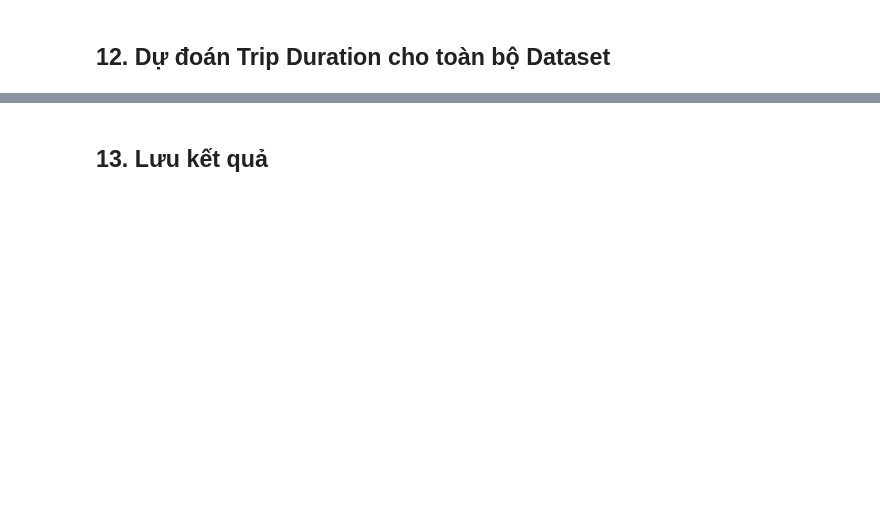
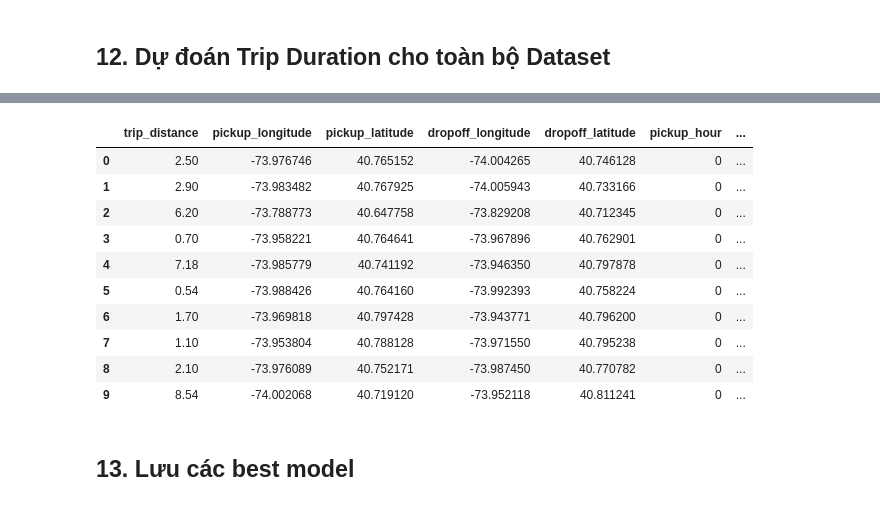
Before and after one commit to MinhNguyen-leo/Data_Mining_projects, a Jupyter notebook: data_mining/src/trip_duration_prediction.ipynb, the cells around one changed output, grey strips where cells are left out. Drawn from its saved outputs; the diff is of its cells as text; code cells hidden in the pictures; blank space fills up the shorter version.

Commit message:
trip_duration hoàn thành

```diff
--- a/data_mining/src/trip_duration_prediction.ipynb
+++ b/data_mining/src/trip_duration_prediction.ipynb
@@ -42,7 +39,7 @@ from catboost import CatBoostRegressor
 # %% [markdown]
 ## 2. Load dữ liệu
 # %%
-df = pd.read_csv('../data/raw/yellow_tripdata_2016-03_processed.csv')
+df = pd.read_csv('../data/processed/yellow_tripdata_2016-03_processed.csv')
 
 print(f"Dữ liệu loaded: {df.shape}")
 print(f"Các cột trong dataset: {df.columns.tolist()}")
@@ -211,8 +180,8 @@ for name in models.keys():
 # %%
 scaler = StandardScaler()
-X_train_scaled = scaler.fit_transform(X_train)
-X_val_scaled = scaler.transform(X_val)
-X_test_scaled = scaler.transform(X_test)
+X_train[feature_scales] = scaler.fit_transform(X_train[feature_scales])
+X_val[feature_scales] = scaler.transform(X_val[feature_scales])
+X_test[feature_scales] = scaler.transform(X_test[feature_scales])
 
 print(f"   X_train shape: {X_train.shape}")
 print(f"   X_val shape: {X_val.shape}")
@@ -786,32 +737,39 @@ print(" Visualization saved as 'trip_duration_model_comparison.png'")
 # %% [markdown]
 ## 12. Dự đoán Trip Duration cho toàn bộ Dataset
 # %%
-print(f"Dùng mô hình {best_tuned_model_name} (tuned) để dự đoán toàn bộ dataset...")
-print(f"\n BEST MODEL (selected based on Validation set):")
-print(f"  Validation Set : RMSE={best_tuned_val_rmse:.2f}s, R²={best_tuned_val_r2:.4f}")
-print(f"  Test Set  (final evaluation): RMSE={best_tuned_test_rmse:.2f}s, R²={best_tuned_test_r2:.4f}")
-print()
+# COPY DATA
+X_full = df[feature_cols].copy()
 
-best_model = tuned_models[best_tuned_model_name]['model']
-best_model_needs_scaling = tuned_models[best_tuned_model_name]['scaled']
+# SCALE
+X_full[feature_scales] = scaler.transform(
+    X_full[feature_scales]
+)
 
-# Prepare full data
-X_full = df[available_features].copy()
-if best_model_needs_scaling:
-    X_full_scaled = scaler.transform(X_full)
-    y_pred_full = best_model.predict(X_full_scaled)
-else:
-    y_pred_full = best_model.predict(X_full)
+# PREDICT
+y_pred_full = best_xgb.predict(X_full)
 
-# Thêm cột prediction vào dataframe
+# SAVE PREDICTION
 df['predicted_trip_duration'] = y_pred_full
 
-print(f" Dự đoán hoàn tất cho tất cả {len(df)} records!")
-print(f"\nPredicted trip_duration statistics:")
+# =====================================================
+# DISPLAY
+# =====================================================
+
+print(f"✅ Dự đoán hoàn tất cho {len(df):,} records!")
+
+print("\nPredicted trip_duration statistics:")
 print(df['predicted_trip_duration'].describe())
-print(f"  Thực tế: {df['trip_duration'].mean():.2f}s")
-print(f"  Dự đoán: {df['predicted_trip_duration'].mean():.2f}s")
-print(f"\nSample predictions:")
-sample_df = df[['trip_distance', 'behavior_cluster', 'cluster_id', 'trip_duration', 'predicted_trip_duration']].head(10)
-print(sample_df)
+
+print(f"\nMean comparison:")
+print(f"  Thực tế  : {df['trip_duration'].mean():.2f}s")
+print(f"  Dự đoán  : {df['predicted_trip_duration'].mean():.2f}s")
+
+print("\nSample predictions:")
+
+display(
+    df[
+        feature_cols +
+        ['trip_duration', 'predicted_trip_duration']
+    ].head(10)
+)
 # %% [output]
@@ -835,2 +794,13 @@ std      4.397454e+02
+|  | trip_distance | pickup_longitude | pickup_latitude | dropoff_longitude | dropoff_latitude | pickup_hour | ... |
+| 0 | 2.50 | -73.976746 | 40.765152 | -74.004265 | 40.746128 | 0 | ... |
+| 1 | 2.90 | -73.983482 | 40.767925 | -74.005943 | 40.733166 | 0 | ... |
+| 2 | 6.20 | -73.788773 | 40.647758 | -73.829208 | 40.712345 | 0 | ... |
+| 3 | 0.70 | -73.958221 | 40.764641 | -73.967896 | 40.762901 | 0 | ... |
+| 4 | 7.18 | -73.985779 | 40.741192 | -73.946350 | 40.797878 | 0 | ... |
+| 5 | 0.54 | -73.988426 | 40.764160 | -73.992393 | 40.758224 | 0 | ... |
+| 6 | 1.70 | -73.969818 | 40.797428 | -73.943771 | 40.796200 | 0 | ... |
+| 7 | 1.10 | -73.953804 | 40.788128 | -73.971550 | 40.795238 | 0 | ... |
+| 8 | 2.10 | -73.976089 | 40.752171 | -73.987450 | 40.770782 | 0 | ... |
+| 9 | 8.54 | -74.002068 | 40.719120 | -73.952118 | 40.811241 | 0 | ... |
 # %% [markdown]
-## 13. Lưu kết quả
+## 13. Lưu các best model
```
Also changed, not shown: parts of 40 cells of this notebook, 28 other files.
